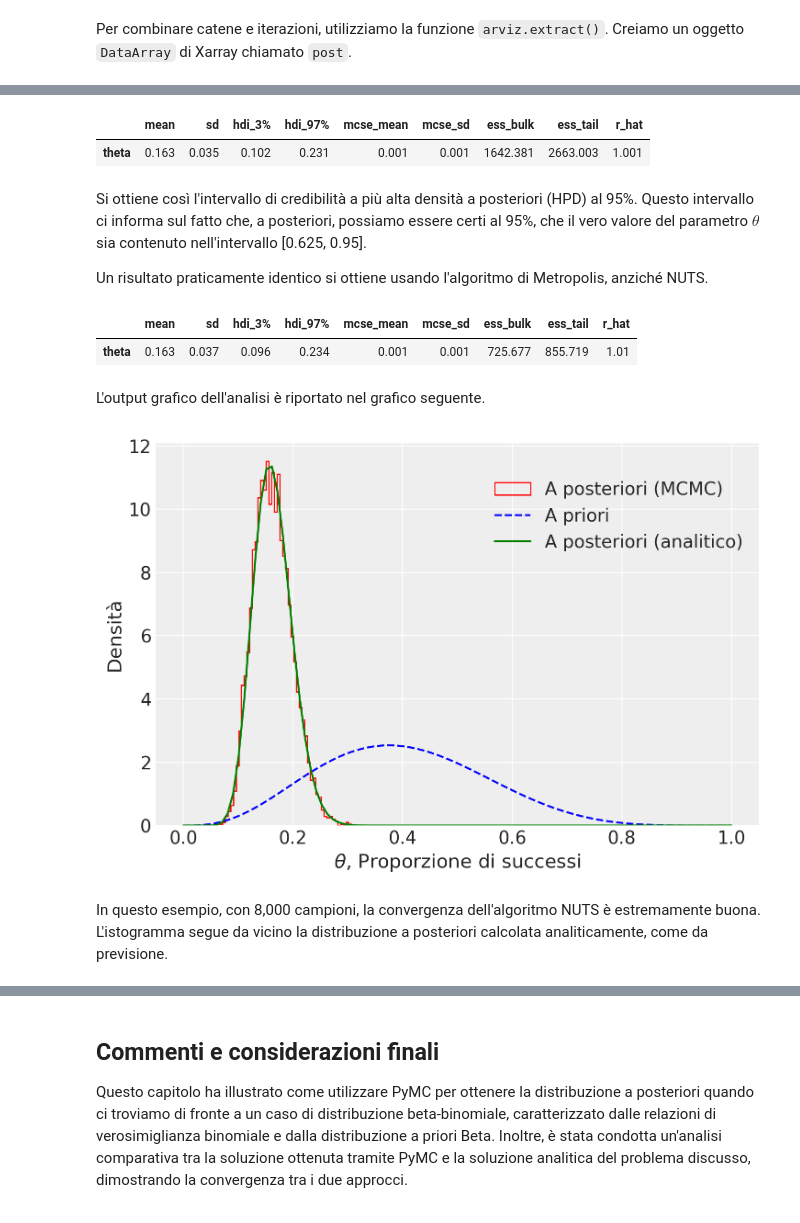
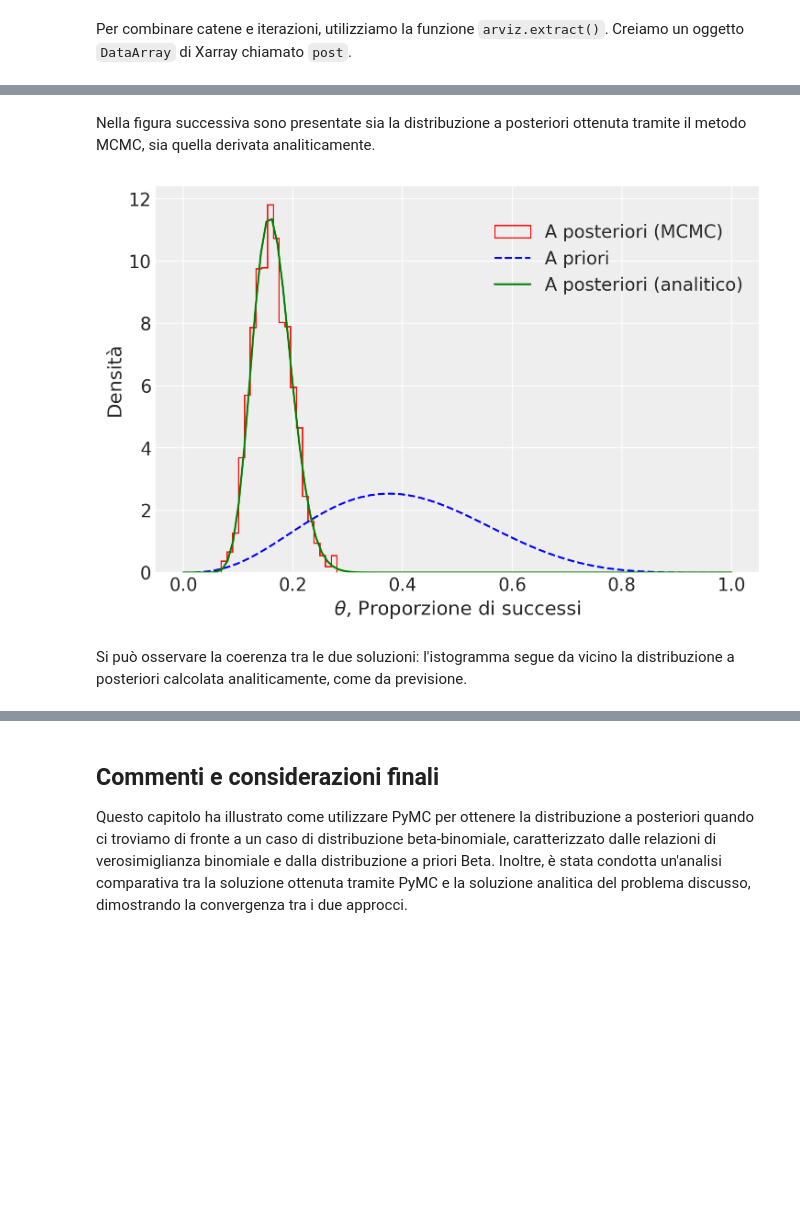
Before and after one commit to ccaudek/ds4psy, a Jupyter notebook: chapter_4/11_beta_binomial_pymc.ipynb, the cells around one changed output, grey strips where cells are left out. Drawn from its saved outputs; the diff is of its cells as text; code cells hidden in the pictures; blank space fills up the shorter version.

```diff
--- a/chapter_4/07_beta_binomial_pymc.ipynb
+++ b/chapter_4/11_beta_binomial_pymc.ipynb
@@ -239,4 +197,4 @@ az.plot_posterior(
 # %% [markdown]
 Per combinare catene e iterazioni, utilizziamo la funzione `arviz.extract()`. Creiamo un oggetto `DataArray` di Xarray chiamato `post`.
 # %%
-post = az.extract(idata)
+post = az.extract(metropolis_idata)
@@ -283,50 +201,36 @@ Un sommario della distribuzione a posteriori si ottiene con il metodo `az.summar
-# %%
-az.summary(idata, hdi_prob=0.94, round_to=3)
-# %% [output]
-|  | mean | sd | hdi_3% | hdi_97% | mcse_mean | mcse_sd | ess_bulk | ess_tail | r_hat |
-| theta | 0.163 | 0.035 | 0.102 | 0.231 | 0.001 | 0.001 | 1642.381 | 2663.003 | 1.001 |
-# %% [markdown]
-Si ottiene così l'intervallo di credibilità a più alta densità a posteriori (HPD) al 95%. Questo intervallo ci informa sul fatto che, a posteriori, possiamo essere certi al 95%, che il vero valore del parametro $\theta$ sia contenuto nell'intervallo \[0.625, 0.95\].
-
-Un risultato praticamente identico si ottiene usando l'algoritmo di Metropolis, anziché NUTS.
-# %%
-az.summary(metropolis_idata, hdi_prob=0.94, round_to=3)
-# %% [output]
-|  | mean | sd | hdi_3% | hdi_97% | mcse_mean | mcse_sd | ess_bulk | ess_tail | r_hat |
-| theta | 0.163 | 0.037 | 0.096 | 0.234 | 0.001 | 0.001 | 725.677 | 855.719 | 1.01 |
-# %% [markdown]
-L'output grafico dell'analisi è riportato nel grafico seguente.
+# %% [markdown]
+Nella figura successiva sono presentate sia la distribuzione a posteriori ottenuta tramite il metodo MCMC, sia quella derivata analiticamente.
 # %%
 p_post = post["theta"]
 
 # Posterior: Beta(alpha + y, beta + n - y)
 alpha_post = alpha_prior + y
 beta_post = beta_prior + ntrials - y
 
 plt.hist(
     p_post,
-    bins=50,
+    bins=20,
     histtype="step",
     density=True,
     label="A posteriori (MCMC)",
     color="red",
 )
 
 # Plot the analytic prior and posterior beta distributions
 x = np.linspace(0, 1, 100)
 plt.plot(x, stats.beta.pdf(x, alpha_prior, beta_prior), "--", label="A priori", color="blue")
 plt.plot(
     x,
     stats.beta.pdf(x, alpha_post, beta_post),
     label="A posteriori (analitico)",
     color="green",
 )
 
 # Update the graph labels
 plt.legend(title=" ", loc="best")
 plt.xlabel("$\\theta$, Proporzione di successi")
 plt.ylabel("Densità");
 # %% [output]
-[figure, old version]
+[figure, new version]
 # %% [markdown]
-In questo esempio, con 8,000 campioni, la convergenza dell'algoritmo NUTS è estremamente buona. L'istogramma segue da vicino la distribuzione a posteriori calcolata analiticamente, come da previsione.
+Si può osservare la coerenza tra le due soluzioni: l'istogramma segue da vicino la distribuzione a posteriori calcolata analiticamente, come da previsione.
```
Also changed, not shown: parts of 32 cells of this notebook, 15 other files.
